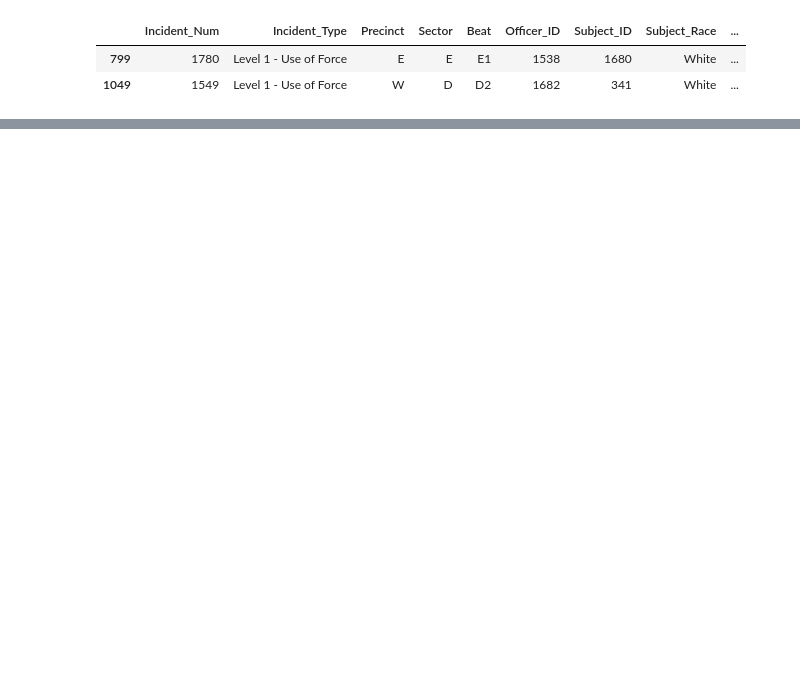
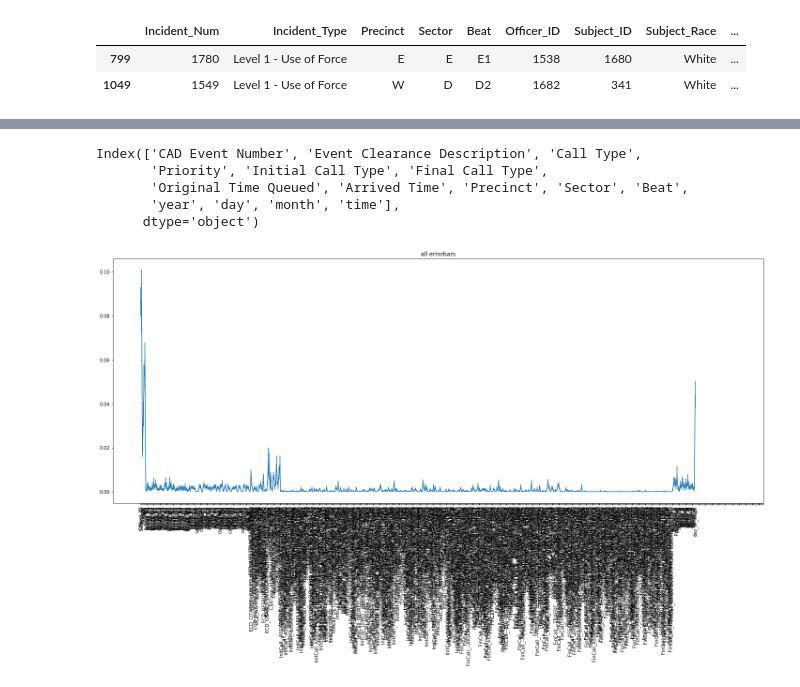
Before and after one commit to SarahMBurgart/use-of-force, a Jupyter notebook: EDA.ipynb, the cells around one changed output, grey strips where cells are left out. Cells and saved outputs as stored; diff of their text form; code cells hidden in the pictures; blank space fills up the shorter version.

Commit message:
random forest classifier and further connecting use of force with CAD reports

```diff
--- a/EDA.ipynb
+++ b/EDA.ipynb
@@ -419,0 +270,6 @@ len(force3.Final_Call_Type.value_counts().index)
+# %%
+X = rev_df.drop(["index", "call_epoch", "force_epoch", "Incident_Num", "CAD_Event_Number", "Original_Time_Queued",
+                "forcelevel_Level 1 - Use of Force", "forcelevel_Level 2 - Use of Force", "forcelevel_Level 3 - OIS",
+                "forcelevel_Level 3 - Use of Force", "time"], axis=1)
+
+X.columns, X.shape
@@ -419,0 +291,4 @@ len(force3.Final_Call_Type.value_counts().index)
+# %%
+y = merged.Force_Level
+y.replace({"Level 1 - Use of Force":1,"Level 2 - Use of Force":2,"Level 3 - OIS":4, "Level 3 - Use of Force": 3 })
+y.shape
@@ -419,0 +297,4 @@ len(force3.Final_Call_Type.value_counts().index)
+# %%
+X_train, X_test, y_train, y_test = train_test_split(X, y, test_size=0.2, random_state=659)
+# %%
+clf.fit(X_train, y_train )
@@ -419,0 +367,33 @@ len(force3.Final_Call_Type.value_counts().index)
+# %%
+calls.columns
+# %% [output]
+Index(['CAD Event Number', 'Event Clearance Description', 'Call Type',
+       'Priority', 'Initial Call Type', 'Final Call Type',
+       'Original Time Queued', 'Arrived Time', 'Precinct', 'Sector', 'Beat',
+       'year', 'day', 'month', 'time'],
+      dtype='object')
+# %%
+
+importance = np.std([tree.feature_importances_
+                            for tree in clf.estimators_], axis=0)
+
+r = range(importance.shape[0])
+f = clf.feature_importances_
+yerr = importance
+
+# Extend the code to find the standard deviation of the importance for each feature across all trees.
+fig, ax = plt.subplots(1,1, figsize=(20,8), sharex=True)
+#axs.flatten()
+
+ax.errorbar(r,f, yerr=yerr)
+ax.set_title('all errorbars')
+
+
+#fig.suptitle('Errors')
+
+plt.tight_layout()
+plt.xticks(np.arange(758), X.columns, rotation="vertical")
+plt.show();
+#plt.bar(r, f, yerr=yerr, align="center");
+# %% [output]
+[figure, added]
```
Also changed, not shown: parts of 62 cells of this notebook.
